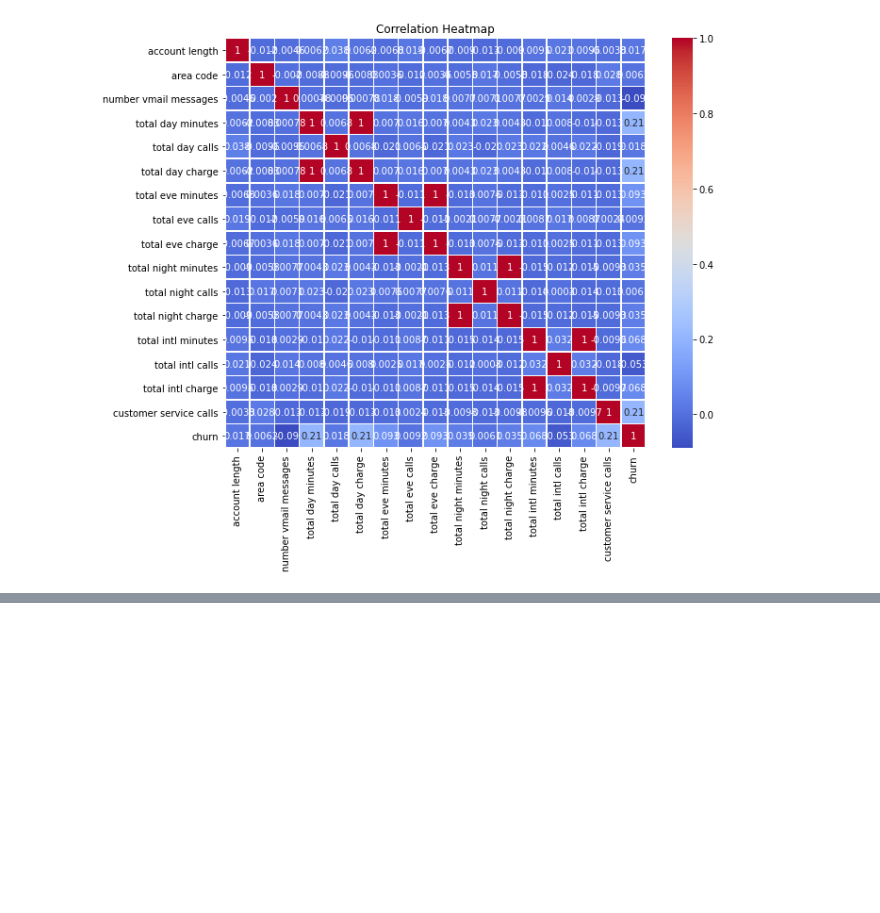
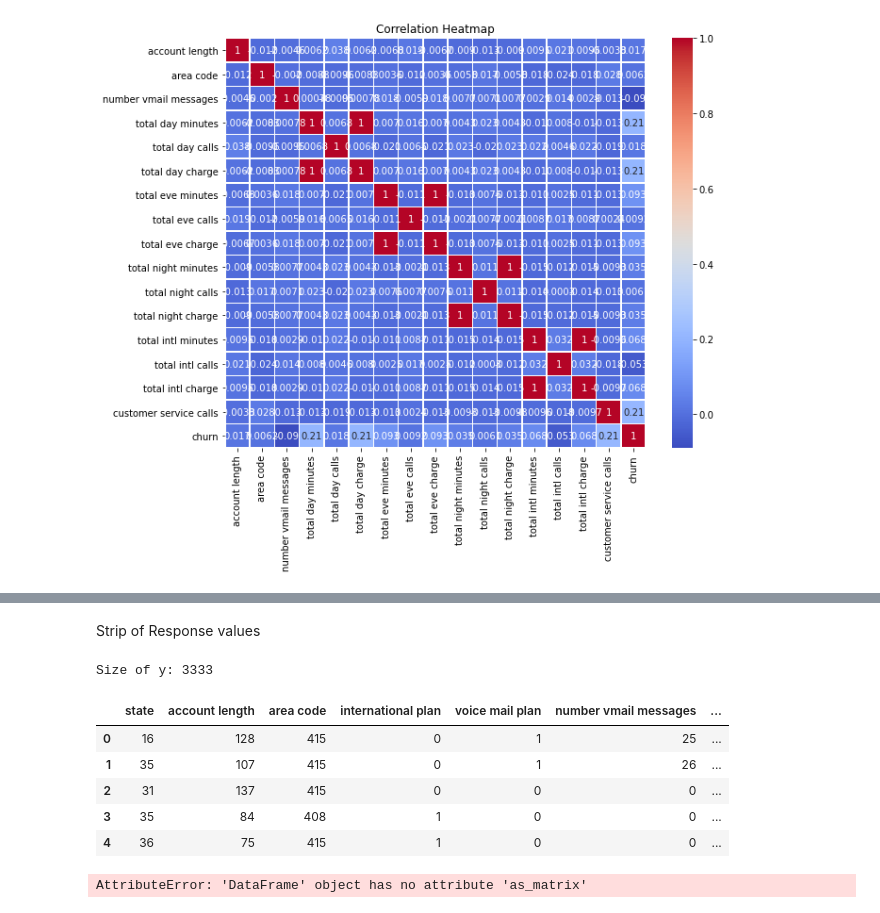
Before and after one commit to Aachiko/Phase-3-ML-Project, a Jupyter notebook: phase-3.ipynb, the cells around one changed output, grey strips where cells are left out. Drawn from its saved outputs; the diff is of its cells as text; code cells hidden in the pictures; blank space fills up the shorter version.

```diff
--- a/phase-3.ipynb
+++ b/phase-3.ipynb
@@ -243,0 +242,12 @@ ImportError: cannot import name 'if_delegate_has_method' from 'sklearn.utils.met
+# %%
+# Discreet value integer encoder
+from sklearn import preprocessing
+label_encoder = preprocessing.LabelEncoder()
+# %%
+# State is string and we want discreet integer values
+df['state'] = label_encoder.fit_transform(df['state'])
+df['international plan'] = label_encoder.fit_transform(df['international plan'])
+df['voice mail plan'] = label_encoder.fit_transform(df['voice mail plan'])
+
+#print (df['Voice mail plan'][:4])
+print (df.dtypes)
@@ -243,0 +272,24 @@ ImportError: cannot import name 'if_delegate_has_method' from 'sklearn.utils.met
+# %% [markdown]
+Strip of Response values
+# %%
+# Convert boolean values to integers (0 or 1)
+y = df['churn'].astype(int)
+
+# Print the size of the resulting array
+print(f"Size of y: {y.size}")
+# %% [output]
+Size of y: 3333
+# %%
+df.drop(["churn"], axis = 1, inplace=True)
+df.head()
+# %% [output]
+|  | state | account length | area code | international plan | voice mail plan | number vmail messages | ... |
+| 0 | 16 | 128 | 415 | 0 | 1 | 25 | ... |
+| 1 | 35 | 107 | 415 | 0 | 1 | 26 | ... |
+| 2 | 31 | 137 | 415 | 0 | 0 | 0 | ... |
+| 3 | 35 | 84 | 408 | 1 | 0 | 0 | ... |
+| 4 | 36 | 75 | 415 | 1 | 0 | 0 | ... |
+# %%
+X = df.as_matrix().astype(np.float)
+# %% [output]
+AttributeError: 'DataFrame' object has no attribute 'as_matrix'
```
Also changed, not shown: parts of 7 cells of this notebook.
